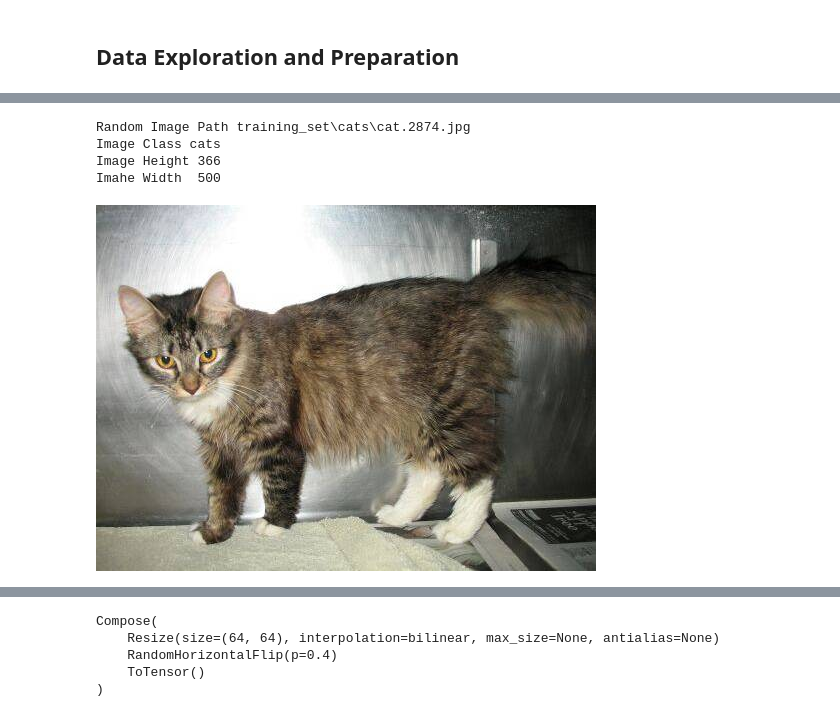
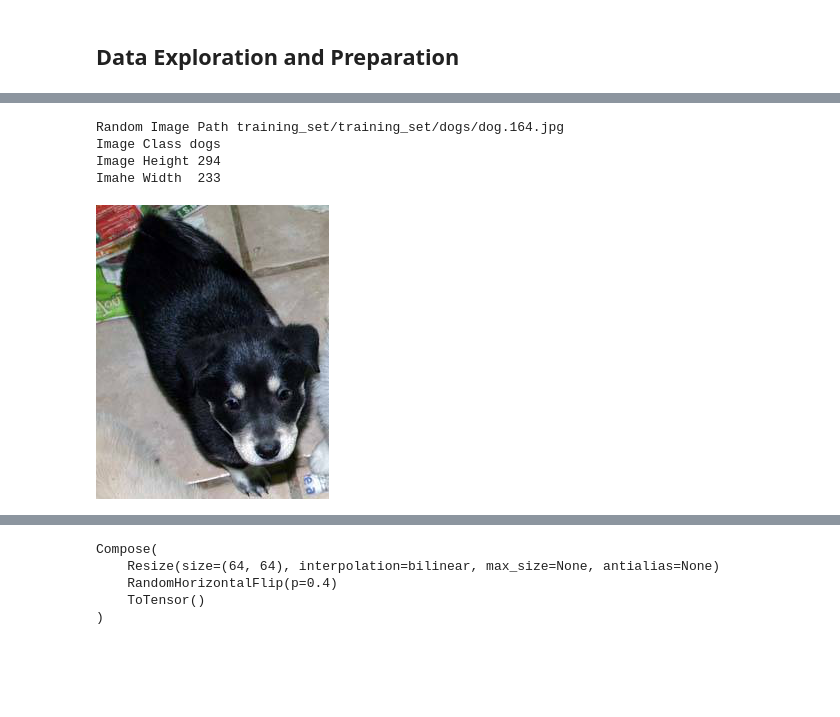
Before and after one commit to Hrithik2212/CNN-Cat-And-Dog-Classification-with-PyTorch-, a Jupyter notebook: 00_Image_Classification.ipynb, the cells around one changed output, grey strips where cells are left out. Drawn from its saved outputs; the diff is of its cells as text; code cells hidden in the pictures; blank space fills up the shorter version.

```diff
--- a/00_Image_Classification.ipynb
+++ b/00_Image_Classification.ipynb
@@ -43,23 +81,23 @@ There are 0 directories and 1013 files in test_set\dogs
 # %%
-img_path = Path('training_set')
+img_path = Path('training_set/training_set')
 image_path_list = list(img_path.glob('*/*.jpg'))
 rand_img_path = random.choice(image_path_list)
 
 image_class = rand_img_path.parent.stem
 
 img = Image.open(rand_img_path)
 
 print(f'Random Image Path {rand_img_path}')
 print(f'Image Class {image_class}')
 print(f'Image Height {img.height}')
 print(f'Imahe Width  {img.width}' )
 img
 # %% [output]
-Random Image Path training_set\cats\cat.2874.jpg
-Image Class cats
-Image Height 366
-Imahe Width  500
+Random Image Path training_set/training_set/dogs/dog.164.jpg
+Image Class dogs
+Image Height 294
+Imahe Width  233
-[figure, old version]
+[figure, new version]
 # %%
 # device agnostic code
 device = 'cuda' if torch.cuda.is_available() else 'cpu'
```
Also changed, not shown: parts of 29 cells of this notebook.
